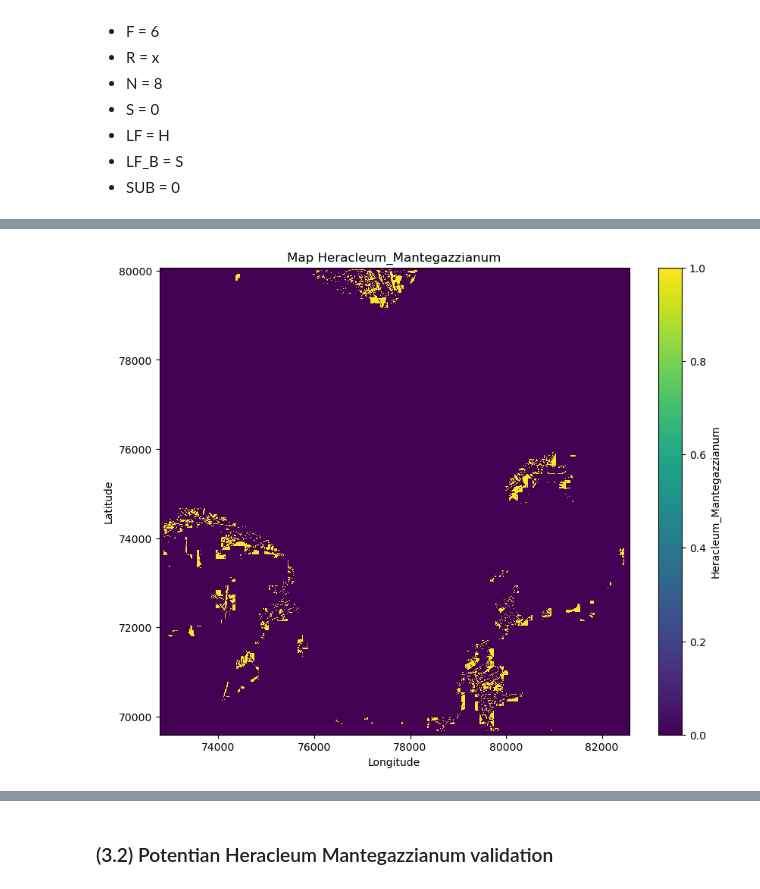
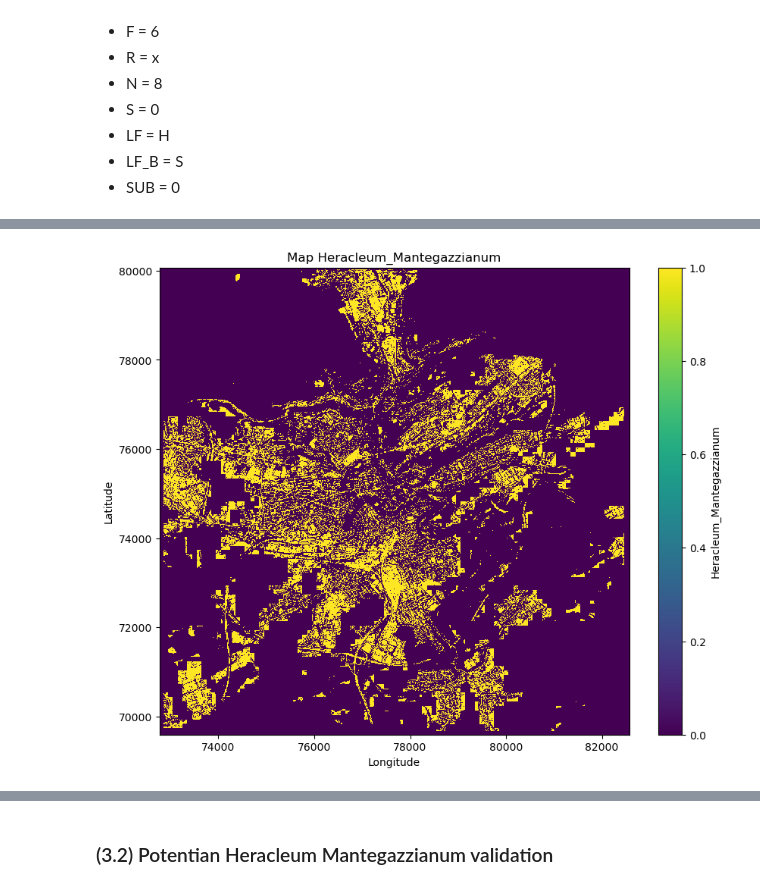
Before and after one commit to FAIRiCUBE/uc1-urban-climate, a Jupyter notebook: notebooks/dev/f07_neopythen/neopythen_ellenberg_map.ipynb, the cells around one changed output, grey strips where cells are left out. Saved outputs shown, nothing was run; the diff lists cells and outputs as text; code cells hidden in the pictures.

```diff
--- a/notebooks/dev/f07_neopythen/neopythen_ellenberg_map.ipynb
+++ b/notebooks/dev/f07_neopythen/neopythen_ellenberg_map.ipynb
@@ -862,20 +983,15 @@ print(f"75th percentile (Q3): {quantile_75}")
 
 #######################################
 
-# Applying the if-then query  0=light 1= dark raster pixel values
-# Manualy classification of shadow values into ellenberg light-classes:
+# Applying the if-then query
+# in lux city only ph values from 4 - 7
 
-new_data =          xr.where(ds['d05_R_ph'] > 9, 9,  #
-                    xr.where(ds['d05_R_ph'] > 8, 8,  #
-                    xr.where(ds['d05_R_ph'] > 7, 7,  #
-                    xr.where(ds['d05_R_ph'] > 6, 6,  #
-                    xr.where(ds['d05_R_ph'] > 5, 5,  #
-                    xr.where(ds['d05_R_ph'] > 4, 4,  #
-                    xr.where(ds['d05_R_ph'] > 3, 3,  #
-                    xr.where(ds['d05_R_ph'] > 2, 2,  #
-                    xr.where(ds['d05_R_ph'] > 1, 1,  #
+new_data =          xr.where(ds['d05_R_ph'] > 6, 7,  #
+                    xr.where(ds['d05_R_ph'] > 5, 6,  #
+                    xr.where(ds['d05_R_ph'] > 4, 5,  #
 
-                             0))))))))) # Else set to 0
+
+                             0))) # Else set to 0
 
 
 # Adding the result back to the dataset (optional)
@@ -1007,10 +1123,10 @@ print(f"75th percentile (Q3): {quantile_75}")
 # Manualy classification of shadow values into ellenberg light-classes:
 
 new_data =          xr.where(ds['d06_N_nitrogen'] > quantile_75, 9,  #
-                    xr.where(ds['d06_N_nitrogen'] > quantile_50, 5,  #
-                    xr.where(ds['d06_N_nitrogen'] > quantile_25, 2,  #
+                    xr.where(ds['d06_N_nitrogen'] > quantile_50, 8,  #
+                    xr.where(ds['d06_N_nitrogen'] > quantile_25, 7,  #
 
-                             1)))
+                             6)))
 
 # Adding the result back to the dataset (optional)
 cube_06_N['d06_N_ellenberg_nitrogen_number'] = new_data
@@ -1349,0 +1448,4 @@ Data variables:
+# %%
+# set NAN values to 0
+combined_cube=combined_cube.fillna(0)
+combined_cube
@@ -1361,6 +1479,7 @@ R	= 5         #'x'    # to be updated
 N	= 8
 S	= 0
 #-------------------------------------------------
+
 
 Lmax = L+2
 Lmin = L-2
@@ -1378,12 +1497,12 @@ Kmax = K+2
 Kmin = K-2
 
 
-Rmax = R+2
-Rmin = R-2
+Rmax = R+3
+Rmin = R-3
 
 
-Nmax = N+2
-Nmin = N-2
+Nmax = N+3
+Nmin = N-3
 
 
 Smax = S+2
@@ -1406,31 +1525,33 @@ pot_distribution = xr.where(
 1,
 0
 )
+
+
 
 pot_distribution_ds = xr.Dataset({species_name: pot_distribution})     ### transform results into a Dataset!
 #
 
 # Add the new variable to the dataset
 #pot_distribution[species_name] = pot_distribution
 
 #pot_distribution['potential_distribution'] = pot_distribution
 
 
 # Print to verify
 #print(pot_distribution[species_name])
 
 
 # map  plot not working..... please update script here:
 # MAP DATA
 # Create a colormap that transitions smoothly from  yellow to blue
 plt.figure(figsize=(10, 8))
 
 pot_distribution_ds[species_name].plot(cmap='viridis')
 # Add title and labels
 plt.title('Map '+species_name)
 plt.xlabel('Longitude')
 plt.ylabel('Latitude')
 # Show the plot
 plt.show()
 # %% [output]
-[figure, old version]
+[figure, new version]
```
Also changed, not shown: parts of 23 cells of this notebook.
